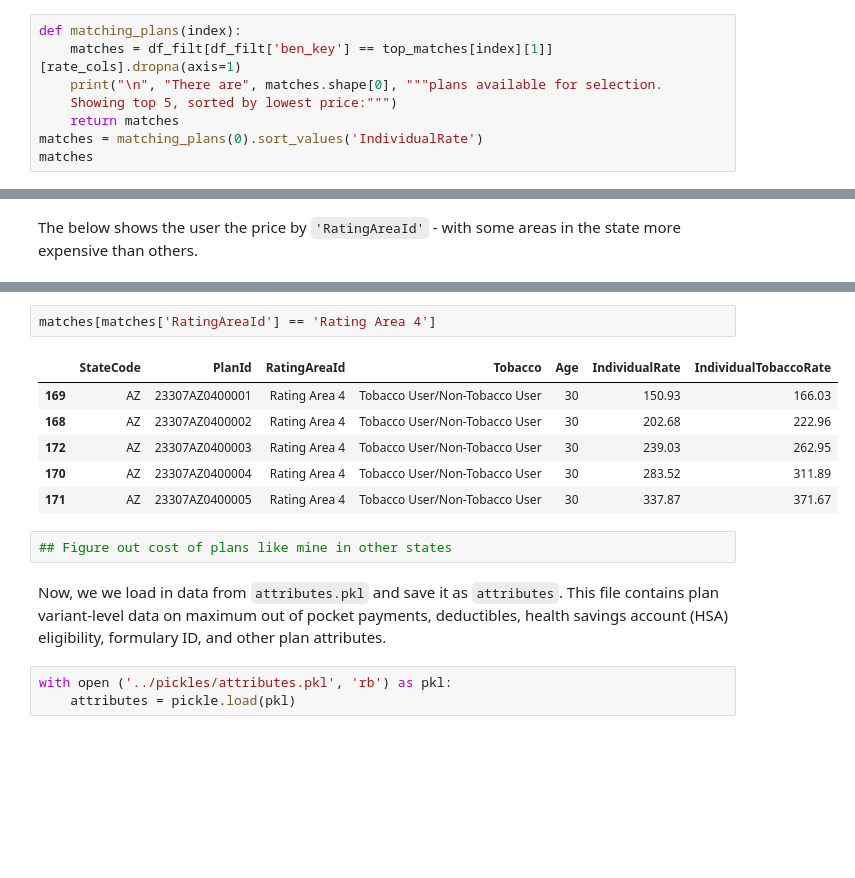
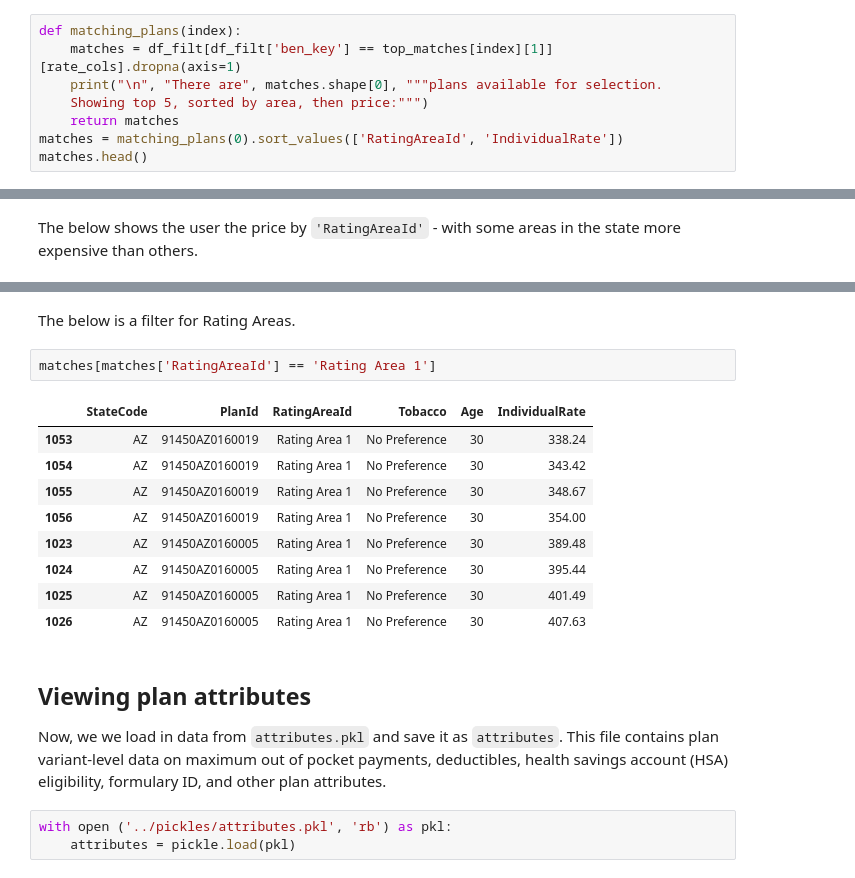
Before and after one commit to namanbhandari1/capstone, a Jupyter notebook: notebooks/05-Recommender-SQL.ipynb, the cells around one changed output, grey strips where cells are left out. Drawn from its saved outputs; the diff is of its cells as text; blank space fills up the shorter version.

```diff
--- a/notebooks/05-Recommender-SQL.ipynb
+++ b/notebooks/05-Recommender-SQL.ipynb
@@ -393,8 +391,8 @@ Below, please enter the index number in the `matching_plans` function correspond
 def matching_plans(index):
     matches = df_filt[df_filt['ben_key'] == top_matches[index][1]][rate_cols].dropna(axis=1)
     print("\n", "There are", matches.shape[0], """plans available for selection.
-    Showing top 5, sorted by lowest price:""")
+    Showing top 5, sorted by area, then price:""")
     return matches
-matches = matching_plans(0).sort_values('IndividualRate')
-matches
+matches = matching_plans(0).sort_values(['RatingAreaId', 'IndividualRate'])
+matches.head()
 # %% [output]
@@ -425,15 +421,20 @@ The below shows the user the price by `'RatingAreaId'` - with some areas in the
+# %% [markdown]
+The below is a filter for Rating Areas.
 # %%
-matches[matches['RatingAreaId'] == 'Rating Area 4']
+matches[matches['RatingAreaId'] == 'Rating Area 1']
 # %% [output]
-|  | StateCode | PlanId | RatingAreaId | Tobacco | Age | IndividualRate | IndividualTobaccoRate |
-| 169 | AZ | 23307AZ0400001 | Rating Area 4 | Tobacco User/Non-Tobacco User | 30 | 150.93 | 166.03 |
-| 168 | AZ | 23307AZ0400002 | Rating Area 4 | Tobacco User/Non-Tobacco User | 30 | 202.68 | 222.96 |
-| 172 | AZ | 23307AZ0400003 | Rating Area 4 | Tobacco User/Non-Tobacco User | 30 | 239.03 | 262.95 |
-| 170 | AZ | 23307AZ0400004 | Rating Area 4 | Tobacco User/Non-Tobacco User | 30 | 283.52 | 311.89 |
-| 171 | AZ | 23307AZ0400005 | Rating Area 4 | Tobacco User/Non-Tobacco User | 30 | 337.87 | 371.67 |
+|  | StateCode | PlanId | RatingAreaId | Tobacco | Age | IndividualRate |
+| 1053 | AZ | 91450AZ0160019 | Rating Area 1 | No Preference | 30 | 338.24 |
+| 1054 | AZ | 91450AZ0160019 | Rating Area 1 | No Preference | 30 | 343.42 |
+| 1055 | AZ | 91450AZ0160019 | Rating Area 1 | No Preference | 30 | 348.67 |
+| 1056 | AZ | 91450AZ0160019 | Rating Area 1 | No Preference | 30 | 354.00 |
+| 1023 | AZ | 91450AZ0160005 | Rating Area 1 | No Preference | 30 | 389.48 |
+| 1024 | AZ | 91450AZ0160005 | Rating Area 1 | No Preference | 30 | 395.44 |
+| 1025 | AZ | 91450AZ0160005 | Rating Area 1 | No Preference | 30 | 401.49 |
+| 1026 | AZ | 91450AZ0160005 | Rating Area 1 | No Preference | 30 | 407.63 |
-# %%
-## Figure out cost of plans like mine in other states
 # %% [markdown]
+## Viewing plan attributes
+
 Now, we we load in data from `attributes.pkl` and save it as `attributes`. This file contains plan variant-level data on maximum out of pocket payments, deductibles, health savings account (HSA) eligibility, formulary ID, and other plan attributes.
 # %%
 with open ('../pickles/attributes.pkl', 'rb') as pkl:
```
Also changed, not shown: parts of 19 cells of this notebook, 4 other files.
